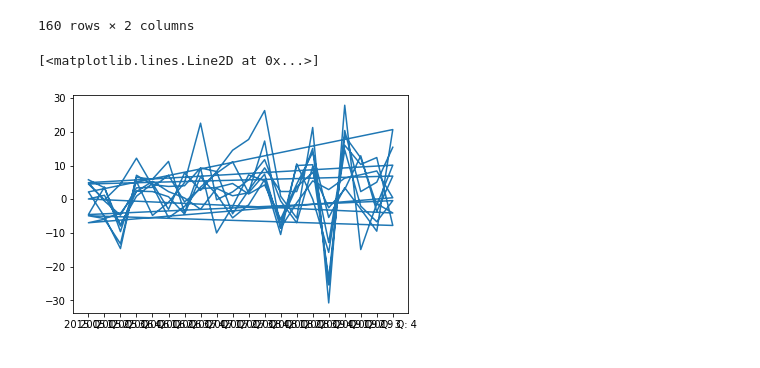
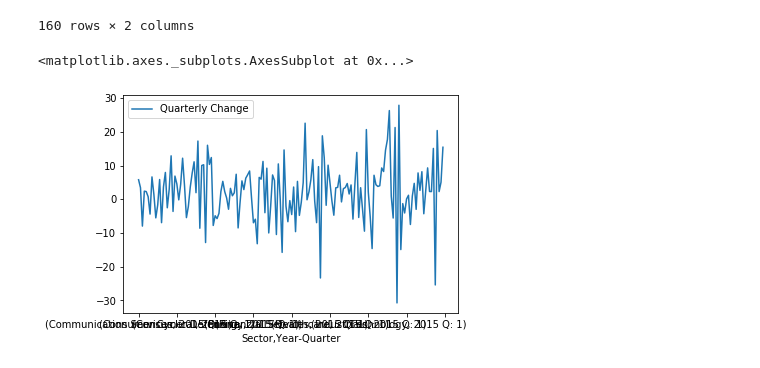
Before and after one commit to Jdshah06/S-P-500-Stock-Analysis, a Jupyter notebook: Project Dow Test.ipynb, the cells around one changed output. Cells and saved outputs as stored; diff of their text form; code cells hidden in the pictures.

```diff
--- a/Project Dow Test.ipynb
+++ b/Project Dow Test.ipynb
@@ -446,11 +491,11 @@ stocks_quarter_graph
 | 2019 Q: 3 | Technology | 5.081998 |
 | 2019 Q: 4 | Technology | 15.437994 |
 160 rows × 2 columns
-# %%
-plt.plot(stocks_quarter_graph["Quarterly Change"])
-# %% [output]
-[<matplotlib.lines.Line2D at 0x...>]
-[figure, removed]
+# %%
+stocks_quarter_graph_index.plot()
+# %% [output]
+<matplotlib.axes._subplots.AxesSubplot at 0x...>
+[figure, added]
 # %%
 # Coorelation
 dow_df.head()
```
Also changed, not shown: parts of 25 cells of this notebook, 1 other file.
